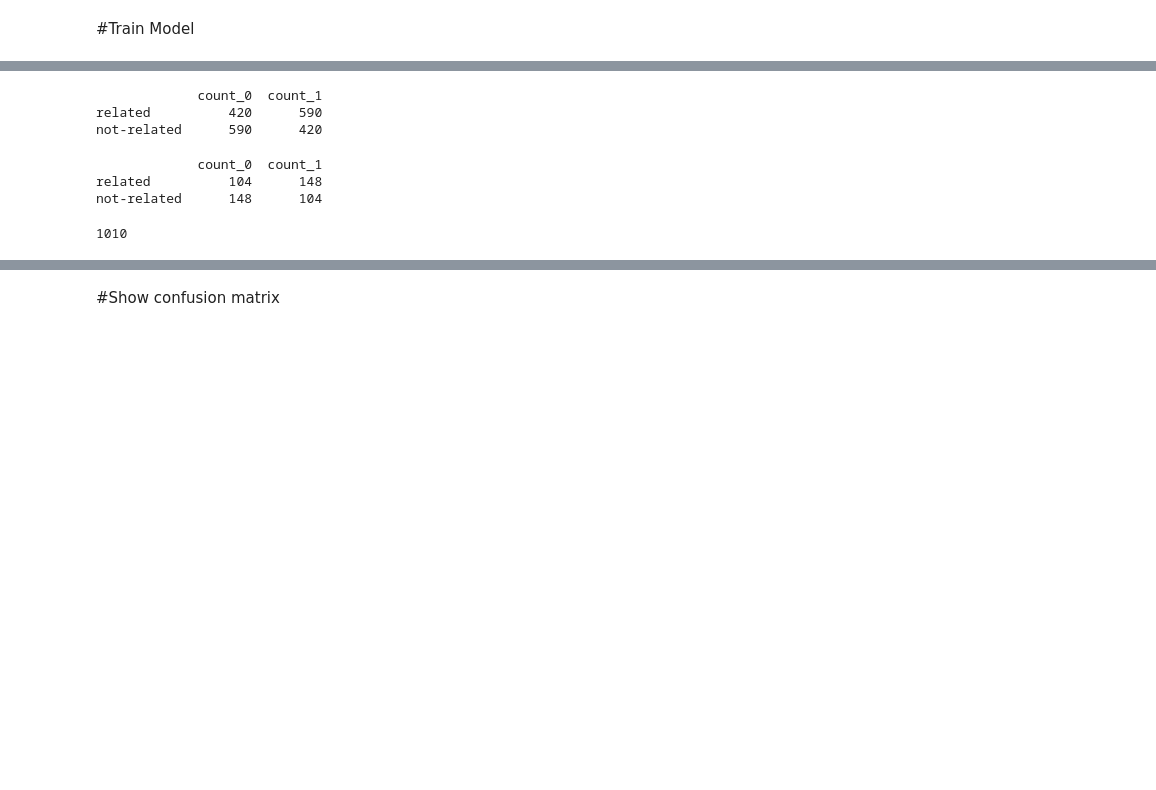
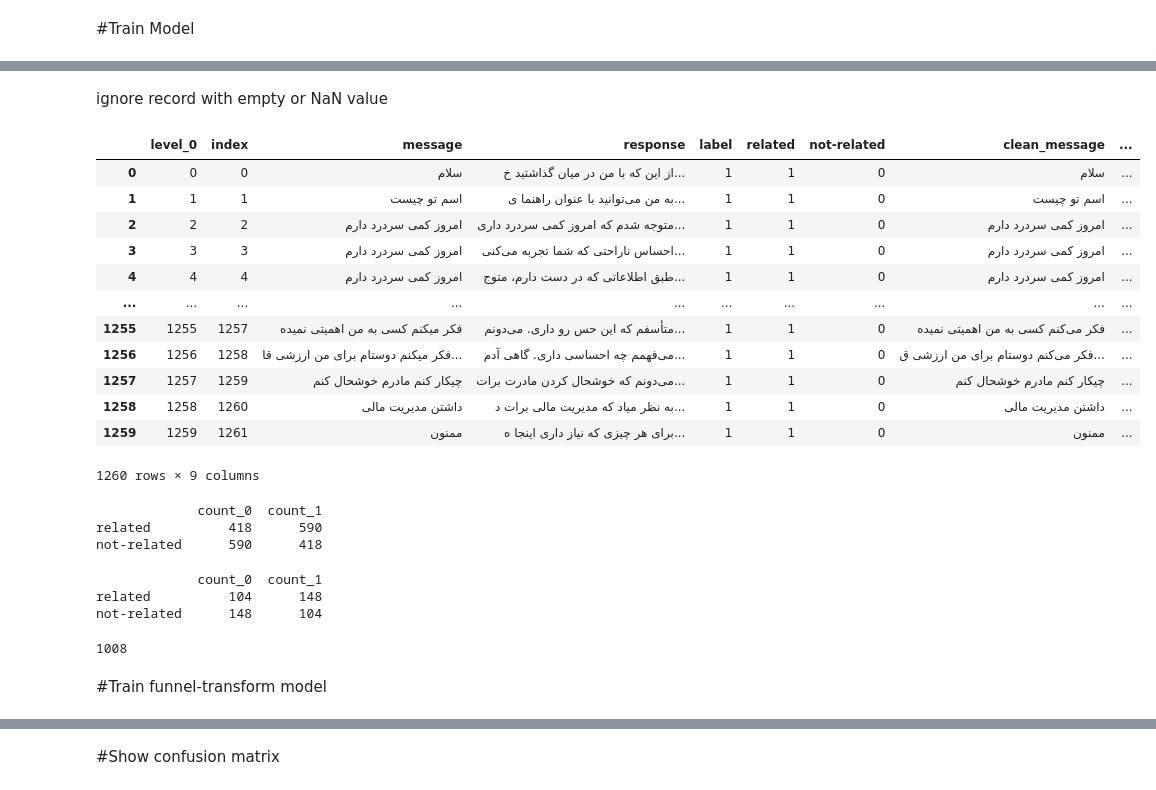
Before and after one commit to sadeghjafari5528/PsychologistChatbot, a Jupyter notebook: detect-unrelated message/Classification_Chat_Data_v1.ipynb, the cells around one changed output, grey strips where cells are left out. Saved outputs shown, nothing was run; the diff lists cells and outputs as text; code cells hidden in the pictures; blank space fills up the shorter version.

Commit message:
erfan/updt: add new models,change train structure,add funnel-transformer trainer code

```diff
--- a/detect-unrelated message/Classification_Chat_Data_v1.ipynb
+++ b/detect-unrelated message/Classification_Chat_Data_v1.ipynb
@@ -534,3 +537,7 @@ Mean:37.30
 [figure]
 # %% [markdown]
 #Train Model
+# %%
+base_data_fa=pd.read_csv("/content/drive/MyDrive/generalize-v2.csv")
+base_data_fa=base_data_fa.drop(columns={'Unnamed: 0','created_at','username','emotion','disorder','validation'})
+base_data_fa
@@ -537,3 +558,23 @@ Mean:37.30
+# %% [markdown]
+ignore record with empty or NaN value
+# %%
+base_data_fa = base_data_fa[
+    base_data_fa['clean_message'].isnull()==False]
+base_data_fa
+# %% [output]
+|  | level_0 | index | message | response | label | related | not-related | clean_message | ... |
+| 0 | 0 | 0 | سلام | از این که با من در میان گذاشتید خ... | 1 | 1 | 0 | سلام | ... |
+| 1 | 1 | 1 | اسم تو چیست | به من می‌توانید با عنوان راهنما ی... | 1 | 1 | 0 | اسم تو چیست | ... |
+| 2 | 2 | 2 | امروز کمی سردرد دارم | متوجه شدم که امروز کمی سردرد داری... | 1 | 1 | 0 | امروز کمی سردرد دارم | ... |
+| 3 | 3 | 3 | امروز کمی سردرد دارم | احساس ناراحتی که شما تجربه می‌کنی... | 1 | 1 | 0 | امروز کمی سردرد دارم | ... |
+| 4 | 4 | 4 | امروز کمی سردرد دارم | طبق اطلاعاتی که در دست دارم، متوج... | 1 | 1 | 0 | امروز کمی سردرد دارم | ... |
+| ... | ... | ... | ... | ... | ... | ... | ... | ... | ... |
+| 1255 | 1255 | 1257 | فکر میکنم کسی به من اهمیتی نمیده | متأسفم که این حس رو داری. می‌دونم... | 1 | 1 | 0 | فکر می‌کنم کسی به من اهمیتی نمیده | ... |
+| 1256 | 1256 | 1258 | فکر میکنم دوستام برای من ارزشی قا... | می‌فهمم چه احساسی داری. گاهی آدم‌... | 1 | 1 | 0 | فکر می‌کنم دوستام برای من ارزشی ق... | ... |
+| 1257 | 1257 | 1259 | چیکار کنم مادرم خوشحال کنم | می‌دونم که خوشحال کردن مادرت برات... | 1 | 1 | 0 | چیکار کنم مادرم خوشحال کنم | ... |
+| 1258 | 1258 | 1260 | داشتن مدیریت مالی | به نظر میاد که مدیریت مالی برات د... | 1 | 1 | 0 | داشتن مدیریت مالی | ... |
+| 1259 | 1259 | 1261 | ممنون | برای هر چیزی که نیاز داری اینجا ه... | 1 | 1 | 0 | ممنون | ... |
+1260 rows × 9 columns
 # %%
 #update label column name
 label_columns = ['related', 'not-related']
@@ -556,8 +597,8 @@ label_distribution.columns = ['count_0', 'count_1']
 print(label_distribution)
 # %% [output]
              count_0  count_1
-related          420      590
-not-related      590      420
+related          418      590
+not-related      590      418
 # %%
 y_valid_df = pd.DataFrame(y_valid, columns=label_columns)
 label_distribution_valid = y_valid_df.apply(pd.Series.value_counts).T.fillna(0).astype(int)
@@ -571,7 +612,7 @@ not-related      148      104
 # %%
 len(x_train)
 # %% [output]
-1010
+1008
 # %%
 class Dataset(torch.utils.data.Dataset):
     def __init__(self, encodings, labels):
@@ -669,2 +741,4 @@ for i in (models_list):
   print(f"Overall accuracy: {accuracy:.4f}")
   print("-------------------------------------------------------------------------\n")
+# %% [markdown]
+#Train funnel-transform model
```
Also changed, not shown: parts of 22 cells of this notebook.
